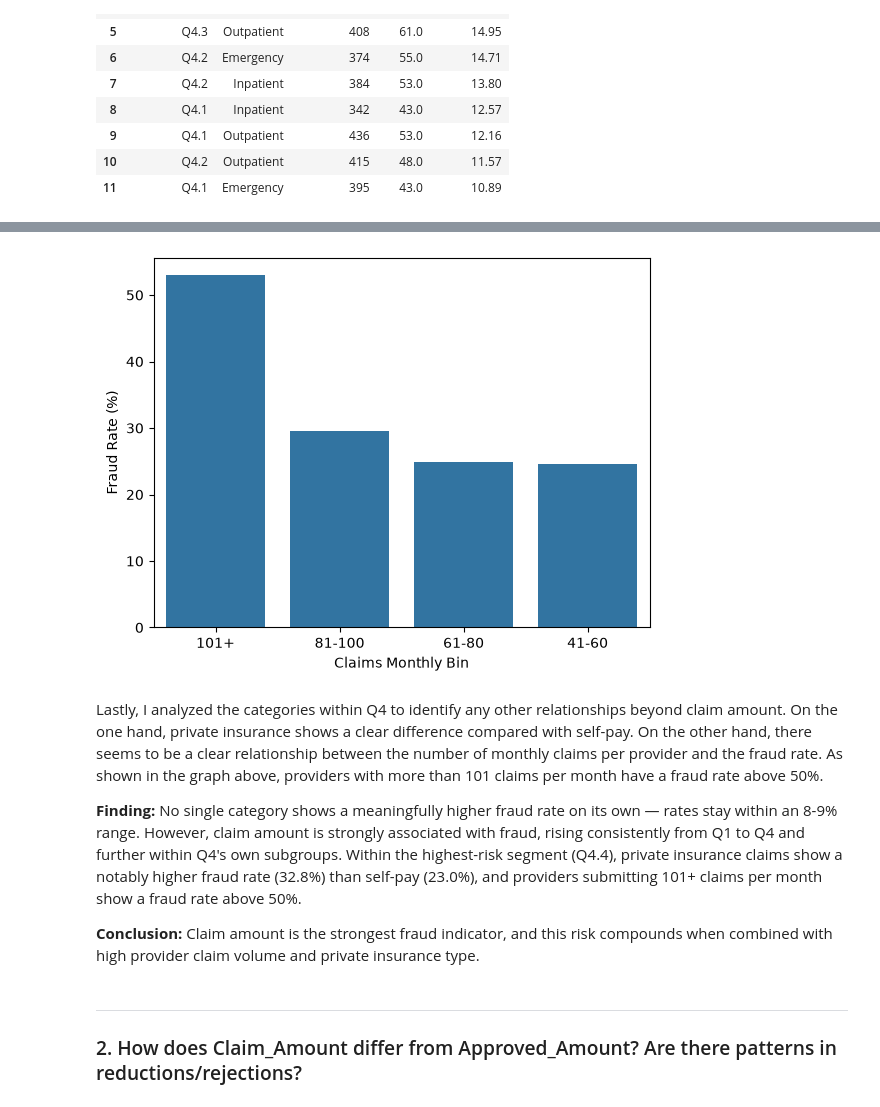
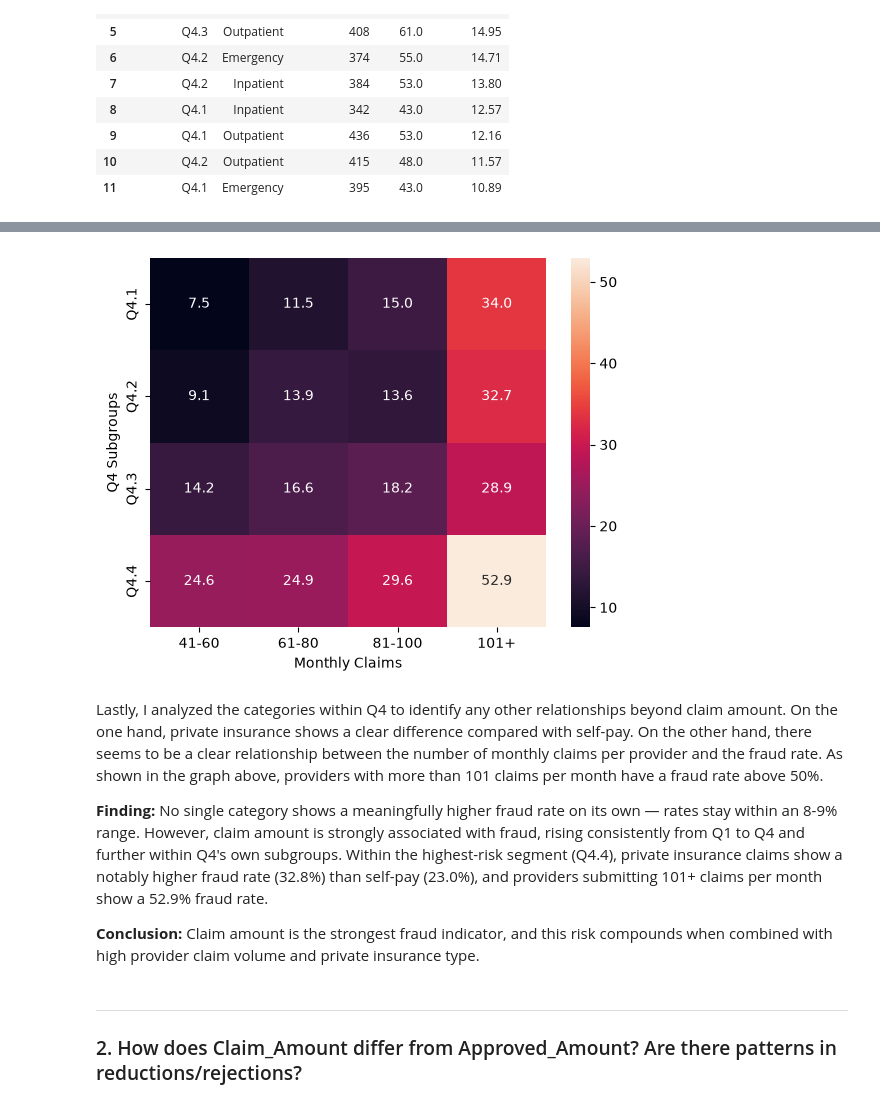
Before and after one commit to jscode-1302/claims_analysis, a Jupyter notebook: notebooks/analysis.ipynb, the cells around one changed output, grey strips where cells are left out. Drawn from its saved outputs; the diff is of its cells as text; code cells hidden in the pictures.

Commit message:
refactor: clean up Q1 (remove gender exploration, use heatmap) and add Q4 monthly claim volume analysis

```diff
--- a/notebooks/analysis.ipynb
+++ b/notebooks/analysis.ipynb
@@ -430,40 +387,42 @@ con.execute("""
 # %%
 df_q4 = con.execute("""
     SELECT
         Q4_Subgroup,
         CASE
             WHEN Number_of_Claims_Per_Provider_Monthly <= 20 THEN '0-20'
             WHEN Number_of_Claims_Per_Provider_Monthly <= 40 THEN '21-40'
             WHEN Number_of_Claims_Per_Provider_Monthly <= 60 THEN '41-60'
             WHEN Number_of_Claims_Per_Provider_Monthly <= 80 THEN '61-80'
             WHEN Number_of_Claims_Per_Provider_Monthly <= 100 THEN '81-100'
             ELSE '101+'
         END AS Claims_Monthly_Bin,
         COUNT(Claim_Id) AS Total_Claims,
         SUM(CASE WHEN Is_Fraud THEN 1 ELSE 0 END) AS Frauds,
         ROUND(
             SUM(CASE WHEN Is_Fraud THEN 1 ELSE 0 END)
             / COUNT(Claim_Id) * 100.0,
             2
         ) AS Fraud_Rate
     FROM q4_temp_table
     GROUP BY Q4_Subgroup, Claims_Monthly_Bin
     ORDER BY Fraud_Rate DESC
 """).df()
 
-df_q44 = df_q4[df_q4["Q4_Subgroup"] == "Q4.4"]
+fraud_by_claims_bin_table = pd.pivot_table(df_q4, values='Fraud_Rate', index='Q4_Subgroup', columns='Claims_Monthly_Bin')
 
-ax = sns.barplot(data=df_q44, x="Claims_Monthly_Bin", y="Fraud_Rate")
+bin_order = ['0-20', '21-40', '41-60', '61-80', '81-100', '101+']
+fraud_by_claims_bin_table = fraud_by_claims_bin_table[[b for b in bin_order if b in fraud_by_claims_bin_table.columns]]
 
-ax.set(ylabel='Fraud Rate (%)', xlabel='Claims Monthly Bin')
+ax = sns.heatmap(data=fraud_by_claims_bin_table, annot=True, fmt='.1f')
+ax.set(xlabel='Monthly Claims', ylabel='Q4 Subgroups')
 plt.show()
 # %% [output]
-[figure, old version]
+[figure, new version]
 # %% [markdown]
 Lastly, I analyzed the categories within Q4 to identify any other relationships beyond claim amount. On the one hand, private insurance shows a clear difference compared with self-pay. On the other hand, there seems to be a clear relationship between the number of monthly claims per provider and the fraud rate. As shown in the graph above, providers with more than 101 claims per month have a fraud rate above 50%.
 
 
-**Finding:** No single category shows a meaningfully higher fraud rate on its own — rates stay within an 8-9% range. However, claim amount is strongly associated with fraud, rising consistently from Q1 to Q4 and further within Q4's own subgroups. Within the highest-risk segment (Q4.4), private insurance claims show a notably higher fraud rate (32.8%) than self-pay (23.0%), and providers submitting 101+ claims per month show a fraud rate above 50%.
+**Finding:** No single category shows a meaningfully higher fraud rate on its own — rates stay within an 8-9% range. However, claim amount is strongly associated with fraud, rising consistently from Q1 to Q4 and further within Q4's own subgroups. Within the highest-risk segment (Q4.4), private insurance claims show a notably higher fraud rate (32.8%) than self-pay (23.0%), and providers submitting 101+ claims per month show a 52.9% fraud rate.
 
 **Conclusion:** Claim amount is the strongest fraud indicator, and this risk compounds when combined with high provider claim volume and private insurance type.
 # %% [markdown]
```
Also changed, not shown: parts of 8 cells of this notebook.
